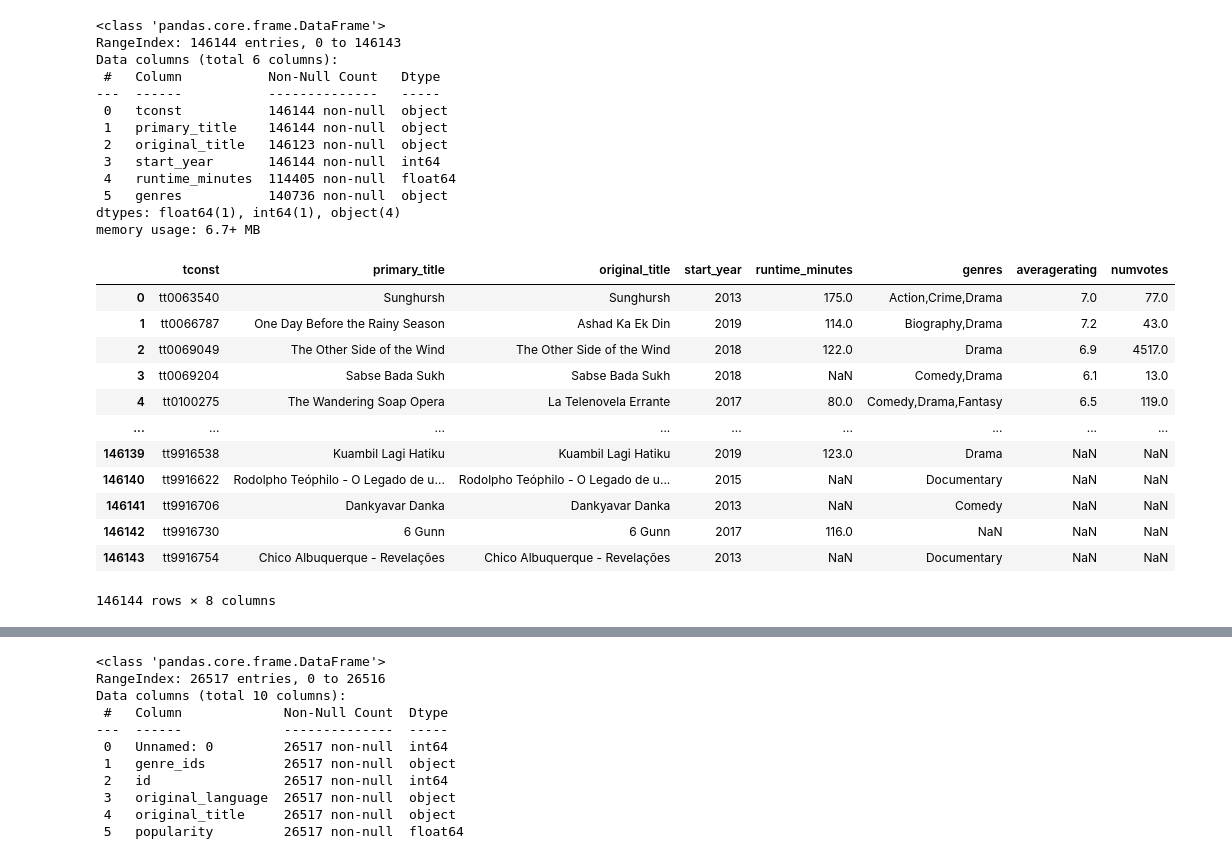
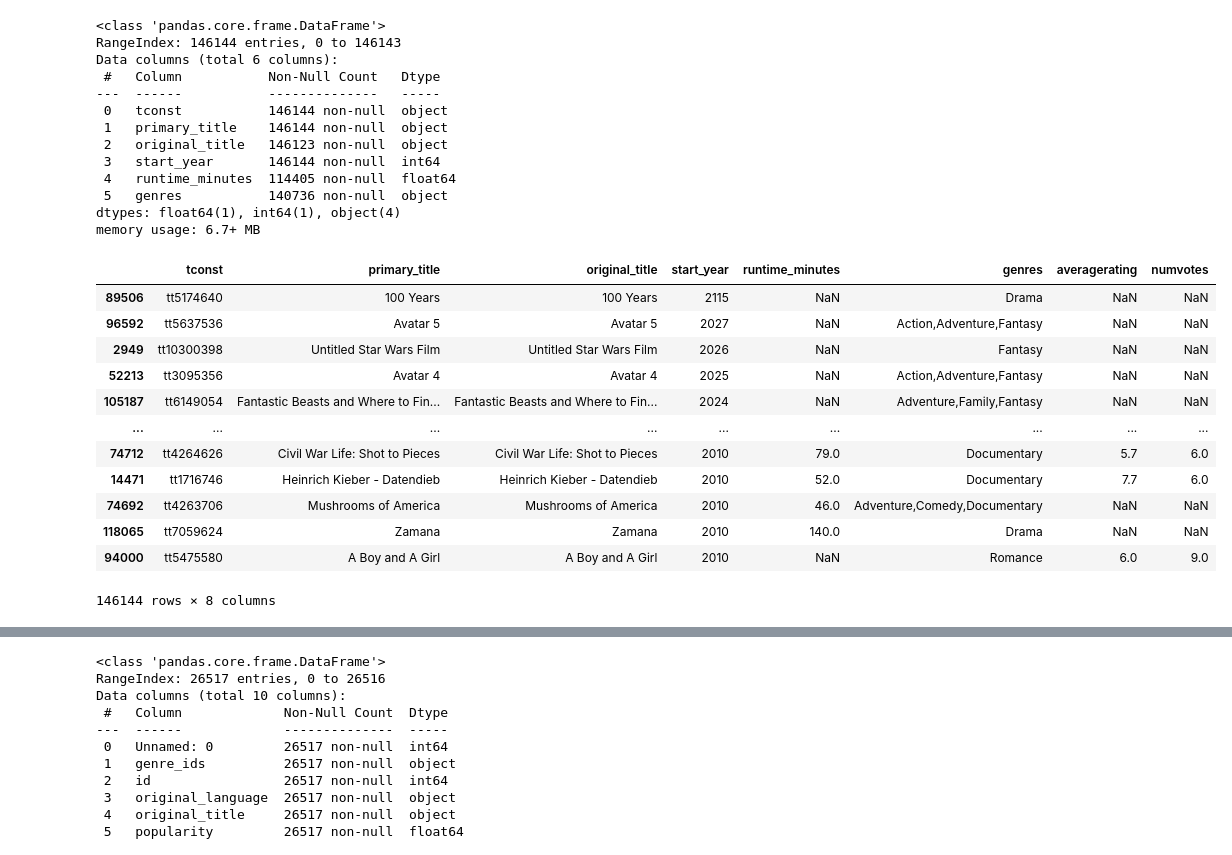
Before and after one commit to turtleduck18/phase-1-project, a Jupyter notebook: dsc-phase1-project-template-Copy1.ipynb, the cells around one changed output, grey strips where cells are left out. Drawn from its saved outputs; the diff is of its cells as text; code cells hidden in the pictures.

```diff
--- a/dsc-phase1-project-template-Copy1.ipynb
+++ b/dsc-phase1-project-template-Copy1.ipynb
@@ -102,18 +104,20 @@ memory usage: 6.7+ MB
 primary_title = imdb_title_basics['primary_title']
 # %%
 imdb_ratings_joined = imdb_title_basics.merge(imdb_title_ratings, on = 'tconst',  how = 'outer')
-imdb_ratings_joined
+imdb_ratings_joined.sort_values(by = 'start_year', ascending = False)
+#goes up to 2115 lmao
+#ratings and title and const
 # %% [output]
 |  | tconst | primary_title | original_title | start_year | runtime_minutes | genres | averagerating | numvotes |
-| 0 | tt0063540 | Sunghursh | Sunghursh | 2013 | 175.0 | Action,Crime,Drama | 7.0 | 77.0 |
-| 1 | tt0066787 | One Day Before the Rainy Season | Ashad Ka Ek Din | 2019 | 114.0 | Biography,Drama | 7.2 | 43.0 |
-| 2 | tt0069049 | The Other Side of the Wind | The Other Side of the Wind | 2018 | 122.0 | Drama | 6.9 | 4517.0 |
-| 3 | tt0069204 | Sabse Bada Sukh | Sabse Bada Sukh | 2018 | NaN | Comedy,Drama | 6.1 | 13.0 |
-| 4 | tt0100275 | The Wandering Soap Opera | La Telenovela Errante | 2017 | 80.0 | Comedy,Drama,Fantasy | 6.5 | 119.0 |
+| 89506 | tt5174640 | 100 Years | 100 Years | 2115 | NaN | Drama | NaN | NaN |
+| 96592 | tt5637536 | Avatar 5 | Avatar 5 | 2027 | NaN | Action,Adventure,Fantasy | NaN | NaN |
+| 2949 | tt10300398 | Untitled Star Wars Film | Untitled Star Wars Film | 2026 | NaN | Fantasy | NaN | NaN |
+| 52213 | tt3095356 | Avatar 4 | Avatar 4 | 2025 | NaN | Action,Adventure,Fantasy | NaN | NaN |
+| 105187 | tt6149054 | Fantastic Beasts and Where to Fin... | Fantastic Beasts and Where to Fin... | 2024 | NaN | Adventure,Family,Fantasy | NaN | NaN |
 | ... | ... | ... | ... | ... | ... | ... | ... | ... |
-| 146139 | tt9916538 | Kuambil Lagi Hatiku | Kuambil Lagi Hatiku | 2019 | 123.0 | Drama | NaN | NaN |
-| 146140 | tt9916622 | Rodolpho Teóphilo - O Legado de u... | Rodolpho Teóphilo - O Legado de u... | 2015 | NaN | Documentary | NaN | NaN |
-| 146141 | tt9916706 | Dankyavar Danka | Dankyavar Danka | 2013 | NaN | Comedy | NaN | NaN |
-| 146142 | tt9916730 | 6 Gunn | 6 Gunn | 2017 | 116.0 | NaN | NaN | NaN |
-| 146143 | tt9916754 | Chico Albuquerque - Revelações | Chico Albuquerque - Revelações | 2013 | NaN | Documentary | NaN | NaN |
+| 74712 | tt4264626 | Civil War Life: Shot to Pieces | Civil War Life: Shot to Pieces | 2010 | 79.0 | Documentary | 5.7 | 6.0 |
+| 14471 | tt1716746 | Heinrich Kieber - Datendieb | Heinrich Kieber - Datendieb | 2010 | 52.0 | Documentary | 7.7 | 6.0 |
+| 74692 | tt4263706 | Mushrooms of America | Mushrooms of America | 2010 | 46.0 | Adventure,Comedy,Documentary | NaN | NaN |
+| 118065 | tt7059624 | Zamana | Zamana | 2010 | 140.0 | Drama | NaN | NaN |
+| 94000 | tt5475580 | A Boy and A Girl | A Boy and A Girl | 2010 | NaN | Romance | 6.0 | 9.0 |
 146144 rows × 8 columns
```
Also changed, not shown: parts of 19 cells of this notebook.
